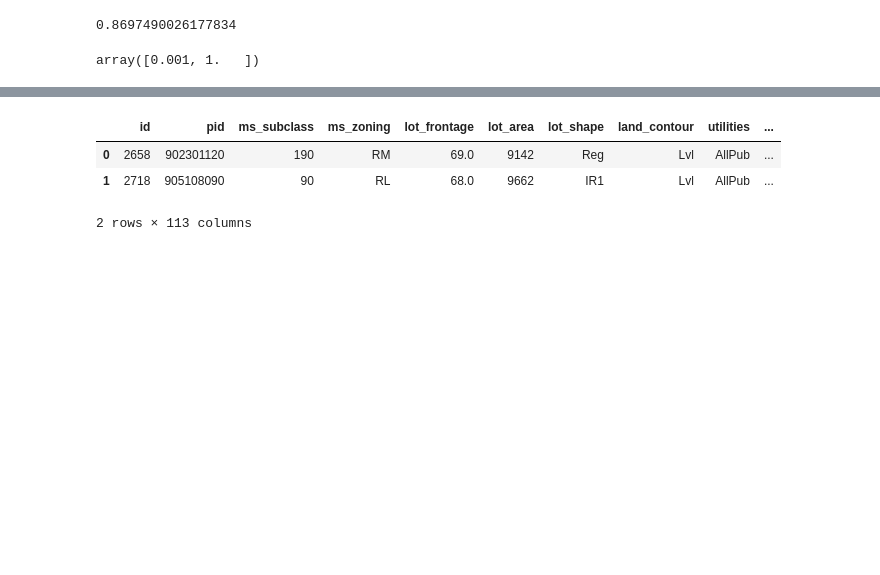
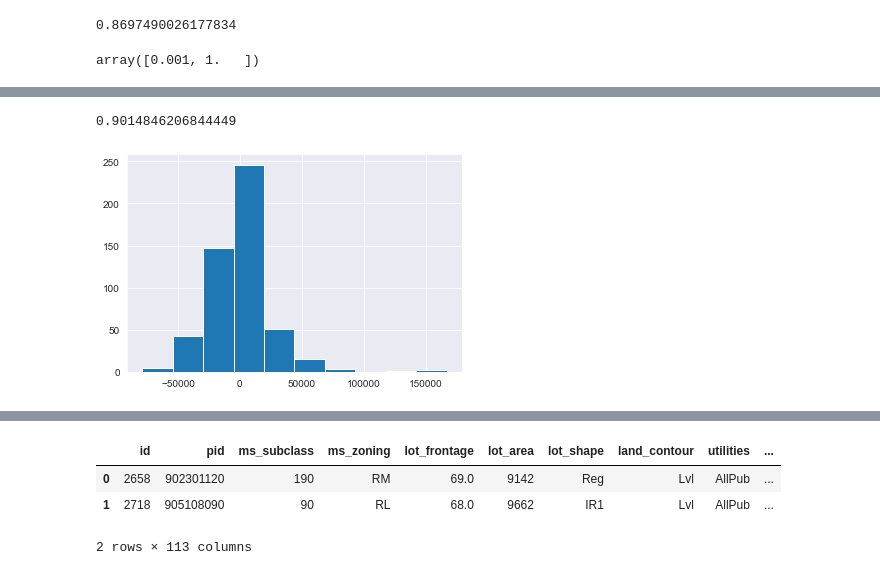
Before and after one commit to ajoneal/ames-iowa-housing-project, a Jupyter notebook: modeling.ipynb, the cells around one changed output, grey strips where cells are left out. Drawn from its saved outputs; the diff is of its cells as text; code cells hidden in the pictures; blank space fills up the shorter version.

```diff
--- a/modeling.ipynb
+++ b/modeling.ipynb
@@ -330,0 +336,12 @@ lasso.score(Z_test, y5_test)
+# %%
+cross_val_score(lasso, Z_train, y5_train).mean()
+# %% [output]
+0.9014846206844449
+# %%
+preds5 = lasso.predict(Z_test)
+# %%
+residuals5 = y5_test - preds5
+# %%
+plt.hist(residuals5);
+# %% [output]
+[figure, added]
```
Also changed, not shown: parts of 24 cells of this notebook, 5 other files.
